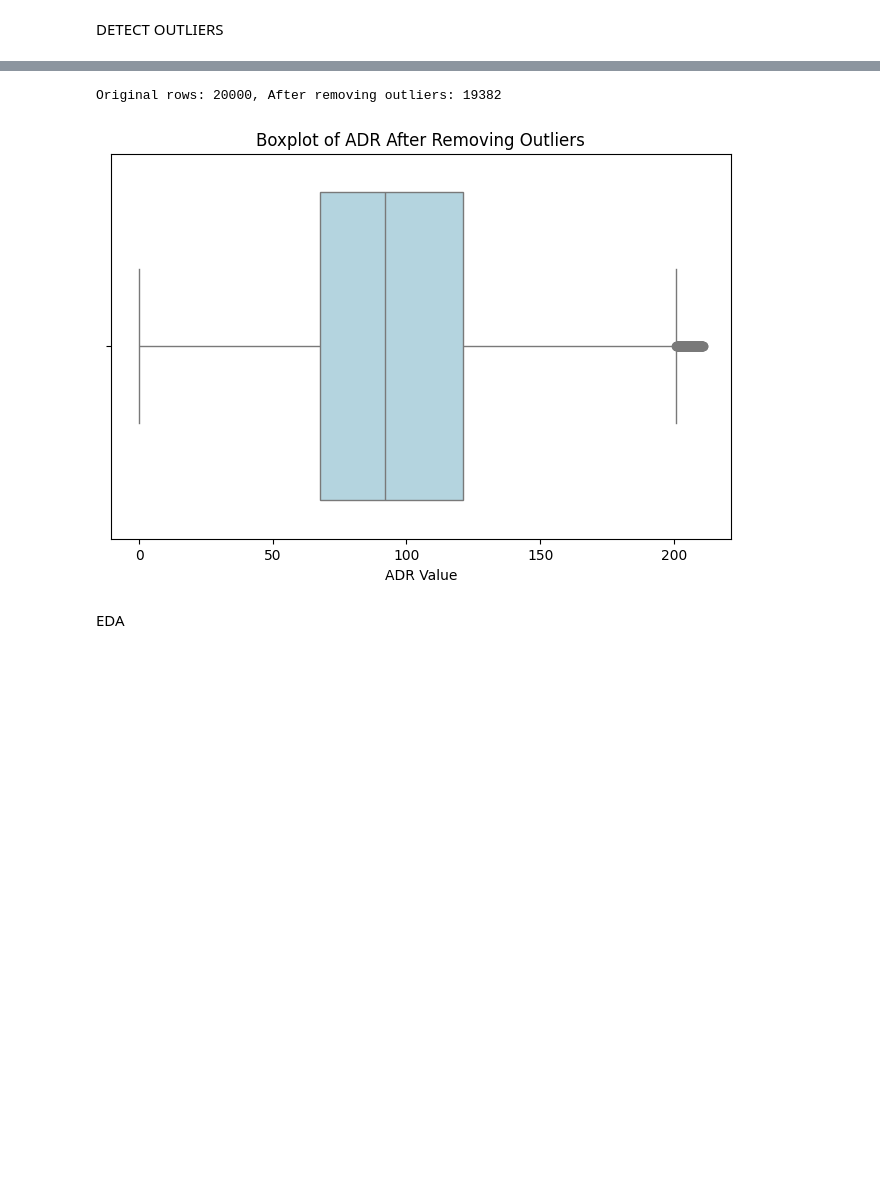
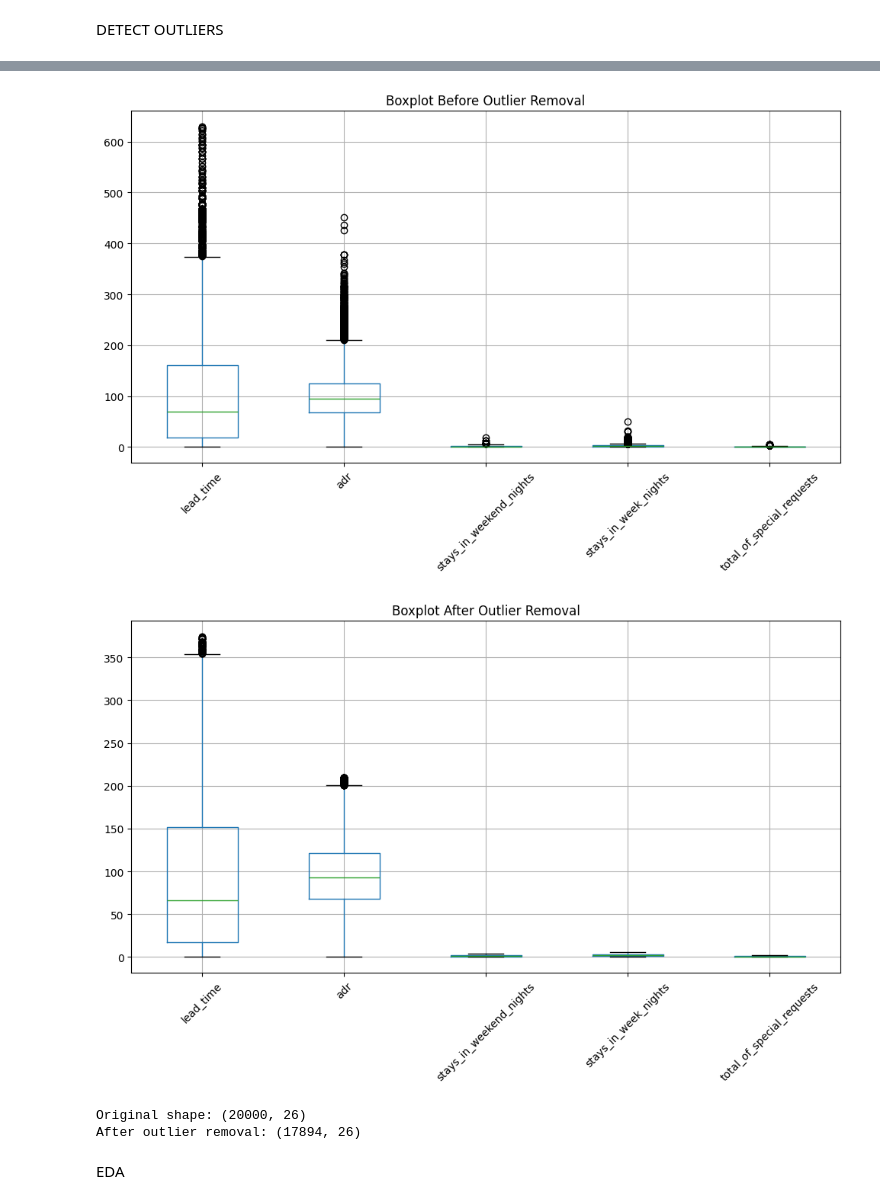
Before and after one commit to Shubhamk0703/Final-Project-23017935-, a Jupyter notebook: CODE_for_small_data(23017935).ipynb, the cells around one changed output, grey strips where cells are left out. Saved outputs shown, nothing was run; the diff lists cells and outputs as text; code cells hidden in the pictures; blank space fills up the shorter version.

```diff
--- a/CODE_for_small_data(23017935).ipynb
+++ b/CODE_for_small_data(23017935).ipynb
@@ -339,34 +254,49 @@ plt.show()
-# %%
-def remove_outliers(df, col):
-    Q1 = df[col].quantile(0.25)
-    Q3 = df[col].quantile(0.75)
-    IQR = Q3 - Q1
-    lower_bound = Q1 - 1.5 * IQR
-    upper_bound = Q3 + 1.5 * IQR
-
-    # Filter out rows that contain outliers
-    df_filtered = df[(df[col] >= lower_bound) & (df[col] <= upper_bound)]
-
-    print(f"Original rows: {len(df)}, After removing outliers: {len(df_filtered)}")
-
-    return df_filtered
-
-# Removing outliers from ADR column
-df_sample_cleaned = remove_outliers(df_sample, 'adr')
-
-# Display first few rows of cleaned data
-#df_sample_cleaned.head()
-# %% [output]
-Original rows: 20000, After removing outliers: 19382
-# %%
-plt.figure(figsize=(8, 5))
-sns.boxplot(x=df_sample_cleaned["adr"], color="lightblue")
-
-plt.title("Boxplot of ADR After Removing Outliers")
-plt.xlabel("ADR Value")
-plt.show()
-# %% [output]
-[figure, removed]
+# %%
+
+
+# Assuming df_sample_cleaned is your DataFrame
+df = df_sample_cleaned.copy()
+
+# List of numerical features you want to check
+num_features = ['lead_time', 'adr', 'stays_in_weekend_nights',
+                'stays_in_week_nights', 'total_of_special_requests']
+
+# Function to remove outliers using IQR
+def remove_outliers_iqr(df, columns):
+    for col in columns:
+        Q1 = df[col].quantile(0.25)
+        Q3 = df[col].quantile(0.75)
+        IQR = Q3 - Q1
+        lower_bound = Q1 - 1.5 * IQR
+        upper_bound = Q3 + 1.5 * IQR
+        df = df[(df[col] >= lower_bound) & (df[col] <= upper_bound)]
+    return df
+
+# Show boxplot before outlier removal
+plt.figure(figsize=(12, 6))
+df[num_features].boxplot()
+plt.title("Boxplot Before Outlier Removal")
+plt.xticks(rotation=45)
+plt.show()
+
+# Remove outliers
+df_no_outliers = remove_outliers_iqr(df, num_features)
+
+# Show boxplot after outlier removal
+plt.figure(figsize=(12, 6))
+df_no_outliers[num_features].boxplot()
+plt.title("Boxplot After Outlier Removal")
+plt.xticks(rotation=45)
+plt.show()
+
+# Optional: Check shape difference
+print("Original shape:", df.shape)
+print("After outlier removal:", df_no_outliers.shape)
+# %% [output]
+[figure, added]
+[figure, added]
+Original shape: (20000, 26)
+After outlier removal: (17894, 26)
 # %% [markdown]
 EDA
 # %%
```
Also changed, not shown: parts of 13 cells of this notebook.
